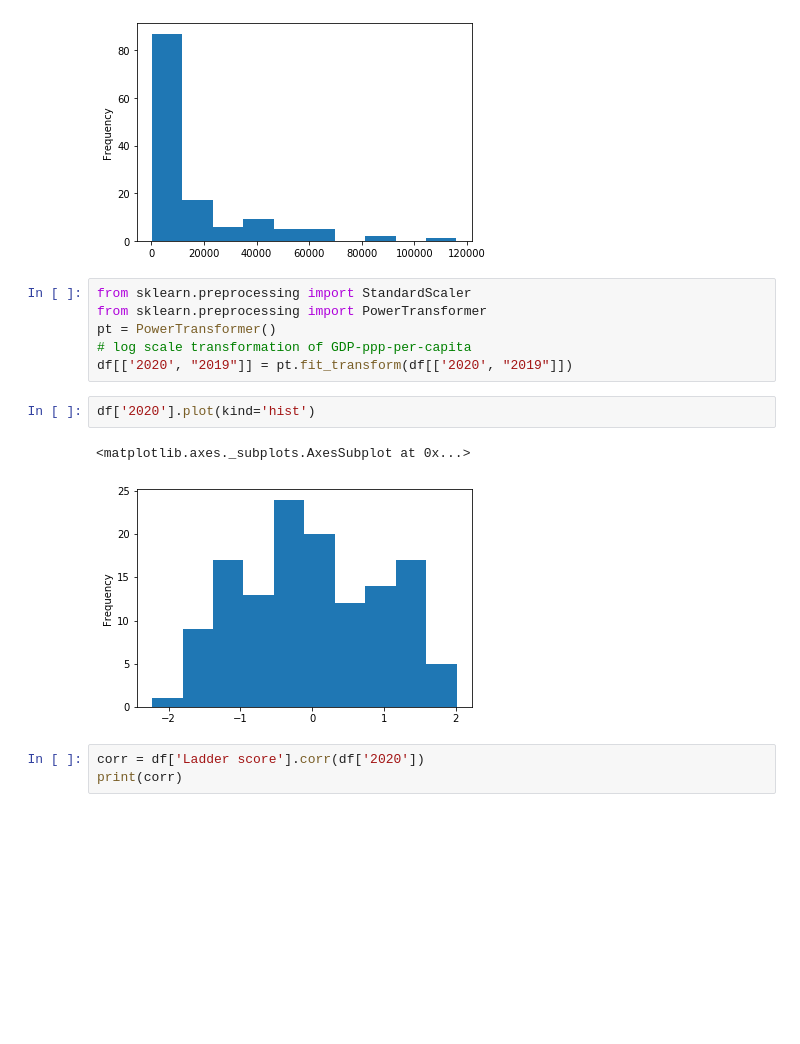
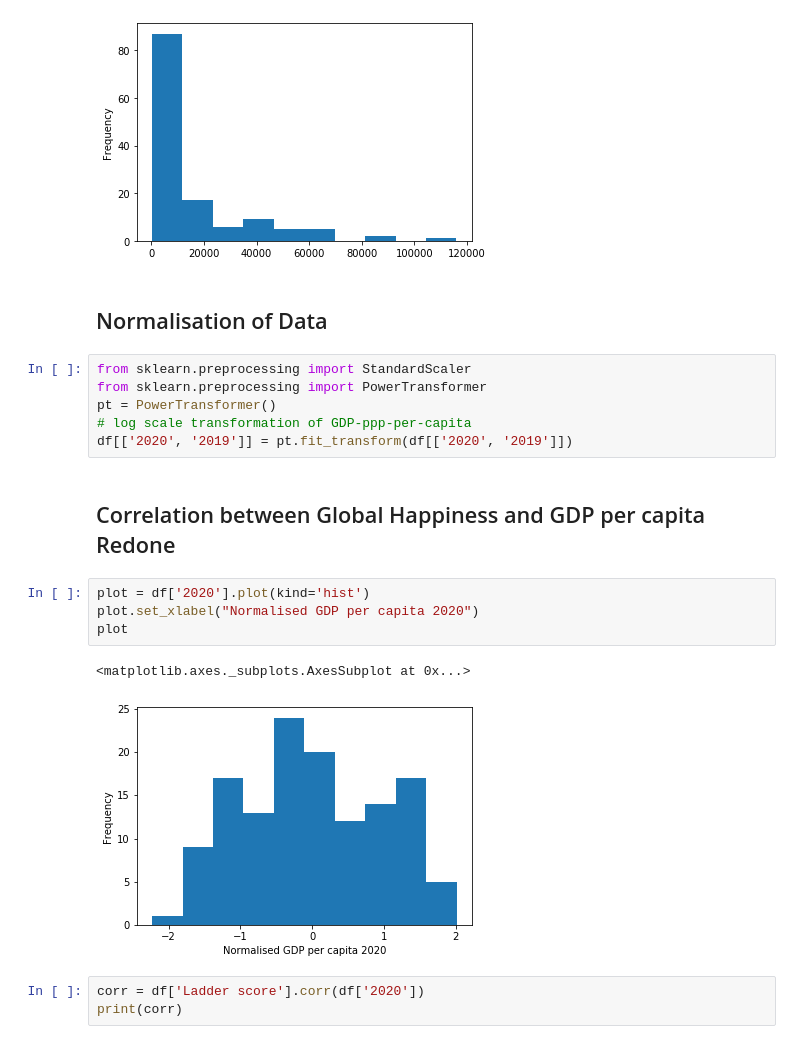
Before and after one commit to david-weir/neueda_hackathon, a Jupyter notebook: Hackathon/Hackathon.ipynb, the cells around one changed output. Drawn from its saved outputs; the diff is of its cells as text; blank space fills up the shorter version.

```diff
--- a/Hackathon/Hackathon.ipynb
+++ b/Hackathon/Hackathon.ipynb
@@ -107,17 +131,23 @@ df['2020'].plot(kind='hist')
 # %% [output]
 <matplotlib.axes._subplots.AxesSubplot at 0x...>
 [figure]
+# %% [markdown]
+## Normalisation of Data
 # %%
 from sklearn.preprocessing import StandardScaler
 from sklearn.preprocessing import PowerTransformer
 pt = PowerTransformer()
 # log scale transformation of GDP-ppp-per-capita
-df[['2020', "2019"]] = pt.fit_transform(df[['2020', "2019"]])
+df[['2020', '2019']] = pt.fit_transform(df[['2020', '2019']])
-# %%
-df['2020'].plot(kind='hist')
-# %% [output]
-<matplotlib.axes._subplots.AxesSubplot at 0x...>
-[figure, removed]
+# %% [markdown]
+## Correlation between Global Happiness and GDP per capita Redone
+# %%
+plot = df['2020'].plot(kind='hist')
+plot.set_xlabel("Normalised GDP per capita 2020")
+plot
+# %% [output]
+<matplotlib.axes._subplots.AxesSubplot at 0x...>
+[figure, added]
 # %%
 corr = df['Ladder score'].corr(df['2020'])
 print(corr)
```
Also changed, not shown: parts of 8 cells of this notebook.
